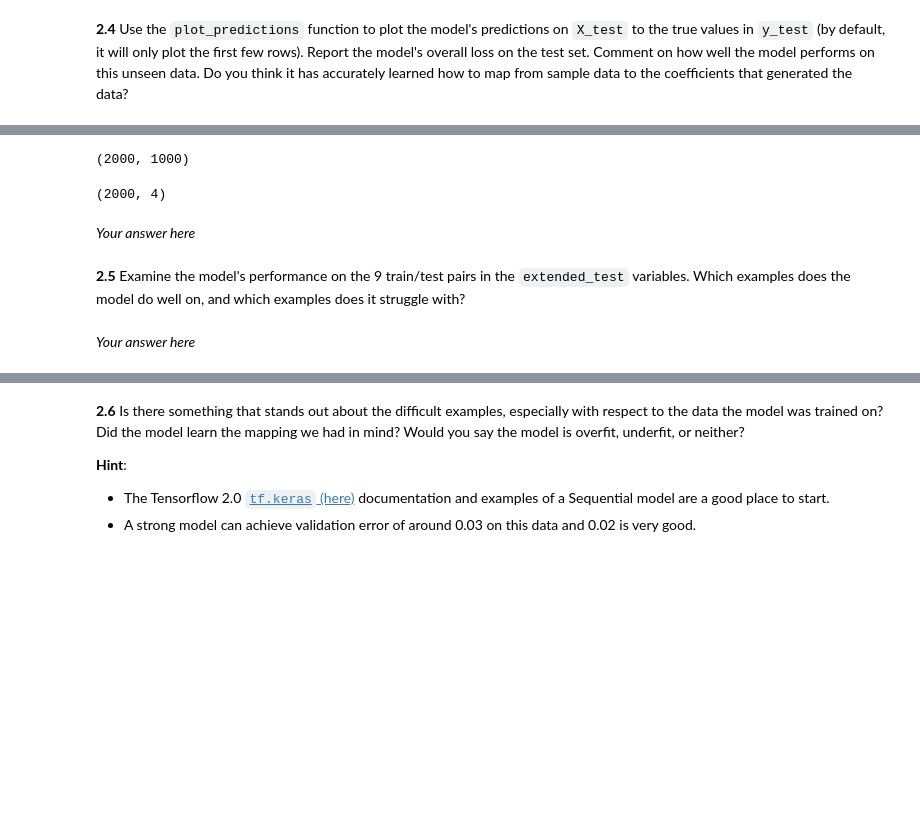
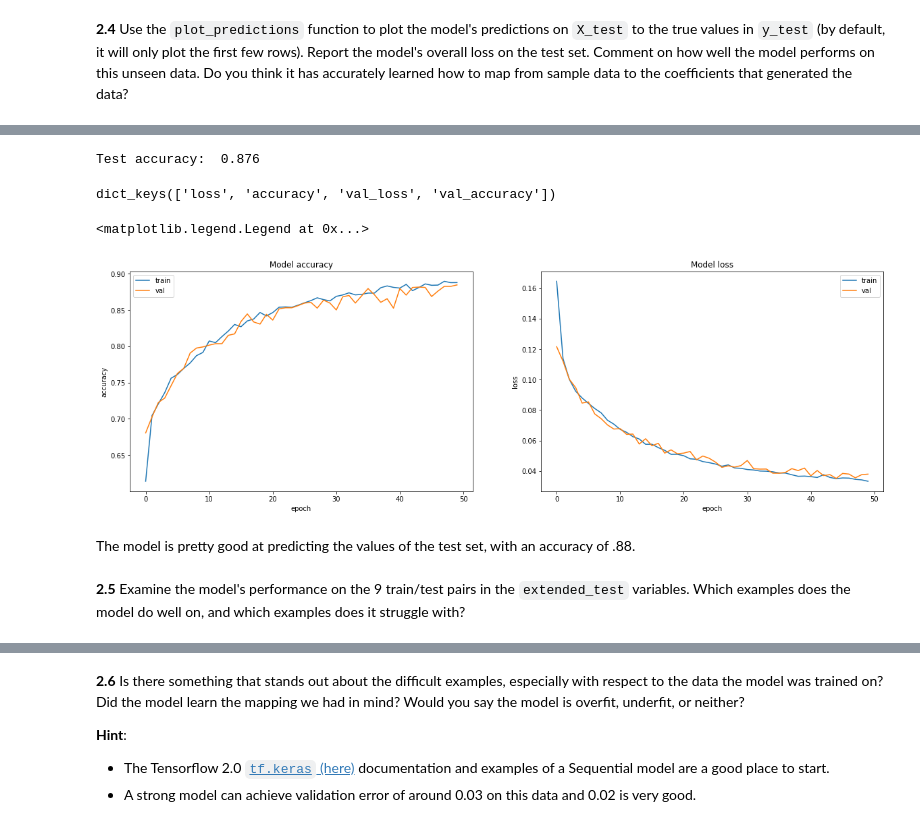
Before and after one commit to katiegrosch/2019-CS109A, a Jupyter notebook: content/homeworks/cs109a_hw7_209/cs109a_hw7.ipynb, the cells around one changed output, grey strips where cells are left out. Drawn from its saved outputs; the diff is of its cells as text; code cells hidden in the pictures; blank space fills up the shorter version.

```diff
--- a/content/homeworks/cs109a_hw7_209/cs109a_hw7.ipynb
+++ b/content/homeworks/cs109a_hw7_209/cs109a_hw7.ipynb
@@ -548,12 +547,33 @@ predicted: [0.09297954 0.10732149 0.07251623 0.72718275]
 # %%
 # model's overall loss
 
-test_loss, test_accuracy = model.evaluate(X_test, y_test)
-print(f'Test accuracy={test_accuracy}')
+loss, accuracy = model.evaluate(X_test, y_test, verbose=0)
+print("Test accuracy: ", accuracy)
 # %% [output]
-(2000, 1000)
+Test accuracy:  0.876
-(2000, 4)
-# %% [markdown]
-*Your answer here*
+# %%
+print(history.history.keys())
+
+fig, ax = plt.subplots(1,2, figsize=(20,6))
+
+ax[0].plot(history.history['accuracy'])
+ax[0].plot(history.history['val_accuracy'])
+ax[0].set_title('Model accuracy')
+ax[0].set_ylabel('accuracy')
+ax[0].set_xlabel('epoch')
+ax[0].legend(['train', 'val'], loc='best')
+
+ax[1].plot(history.history['loss'])
+ax[1].plot(history.history['val_loss'])
+ax[1].set_title('Model loss')
+ax[1].set_ylabel('loss')
+ax[1].set_xlabel('epoch')
+ax[1].legend(['train', 'val'], loc='best')
+# %% [output]
+dict_keys(['loss', 'accuracy', 'val_loss', 'val_accuracy'])
+<matplotlib.legend.Legend at 0x...>
+[figure, added]
+# %% [markdown]
+The model is pretty good at predicting the values of the test set, with an accuracy of .88.
 # %% [markdown]
 **2.5** Examine the model's performance on the 9 train/test pairs in the `extended_test` variables. Which examples does the model do well on, and which examples does it struggle with?
@@ -563,2 +579,0 @@ print(f'Excended accuracy={extended_accuracy}')
-# %% [markdown]
-*Your answer here*
```
Also changed, not shown: parts of 11 cells of this notebook.
